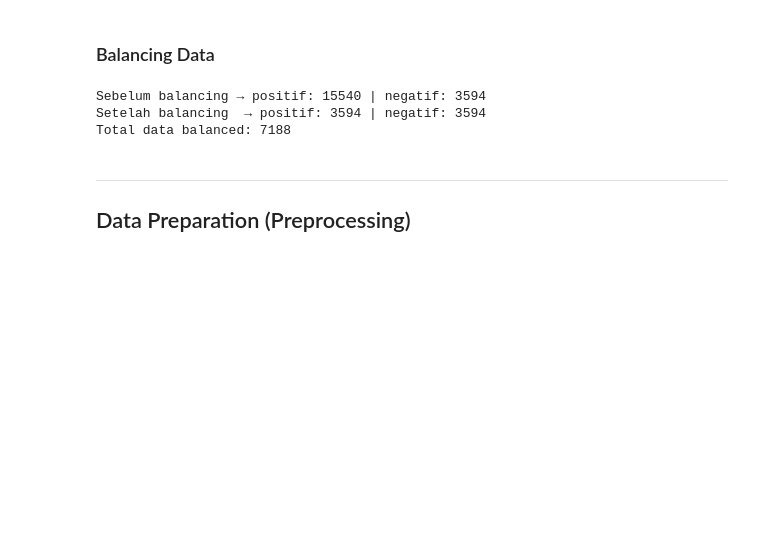
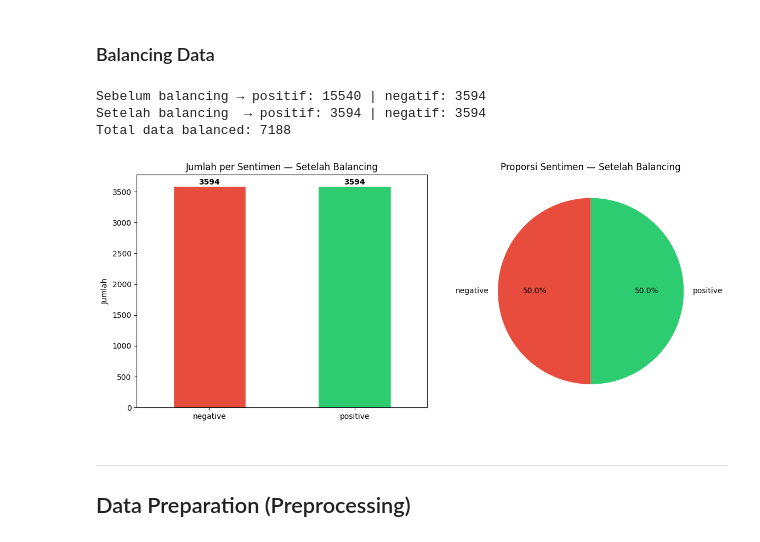
Before and after one commit to erstuu/Pipeline-Analisis-Sentiment-Pengunjung-Villa-LSTM-Word2Vec, a Jupyter notebook: Sentiment_Analysis.ipynb, the cells around one changed output. Drawn from its saved outputs; the diff is of its cells as text; code cells hidden in the pictures; blank space fills up the shorter version.

```diff
--- a/Sentiment_Analysis.ipynb
+++ b/Sentiment_Analysis.ipynb
@@ -302,24 +302,46 @@ Data IMBALANCED — pertimbangkan oversampling/undersampling
 # %%
 # Balancing Data (Undersampling)
 jumlah_negatif = len(df_labeled[df_labeled['sentiment'] == 'negative'])
 jumlah_positif = len(df_labeled[df_labeled['sentiment'] == 'positive'])
 
 print(f'Sebelum balancing → positif: {jumlah_positif} | negatif: {jumlah_negatif}')
 
 df_pos = df_labeled[df_labeled['sentiment'] == 'positive'].sample(
     n=jumlah_negatif,
     random_state=42
 )
 df_neg = df_labeled[df_labeled['sentiment'] == 'negative']
 
 df_balanced = pd.concat([df_pos, df_neg]).sample(frac=1, random_state=42).reset_index(drop=True)
 
 print(f'Setelah balancing  → positif: {len(df_balanced[df_balanced["sentiment"]=="positive"])} | negatif: {len(df_balanced[df_balanced["sentiment"]=="negative"])}')
 print(f'Total data balanced: {len(df_balanced)}')
+
+# Visualisasi setelah balancing
+counts_after = df_balanced['sentiment'].value_counts()
+pct_after    = df_balanced['sentiment'].value_counts(normalize=True) * 100
+
+fig, axes = plt.subplots(1, 2, figsize=(12, 5))
+
+counts_after.plot(kind='bar', ax=axes[0], color=['#e74c3c', '#2ecc71'], edgecolor='white')
+axes[0].set_title('Jumlah per Sentimen — Setelah Balancing')
+axes[0].set_xlabel('')
+axes[0].set_ylabel('Jumlah')
+axes[0].tick_params(axis='x', rotation=0)
+for i, v in enumerate(counts_after):
+    axes[0].text(i, v + 20, str(v), ha='center', fontweight='bold')
+
+axes[1].pie(counts_after, labels=counts_after.index, autopct='%1.1f%%',
+            colors=['#e74c3c', '#2ecc71'], startangle=90)
+axes[1].set_title('Proporsi Sentimen — Setelah Balancing')
+
+plt.tight_layout()
+plt.show()
 # %% [output]
 Sebelum balancing → positif: 15540 | negatif: 3594
 Setelah balancing  → positif: 3594 | negatif: 3594
 Total data balanced: 7188
+[figure, added]
 # %% [markdown]
 ---
 ## Data Preparation (Preprocessing)
```
